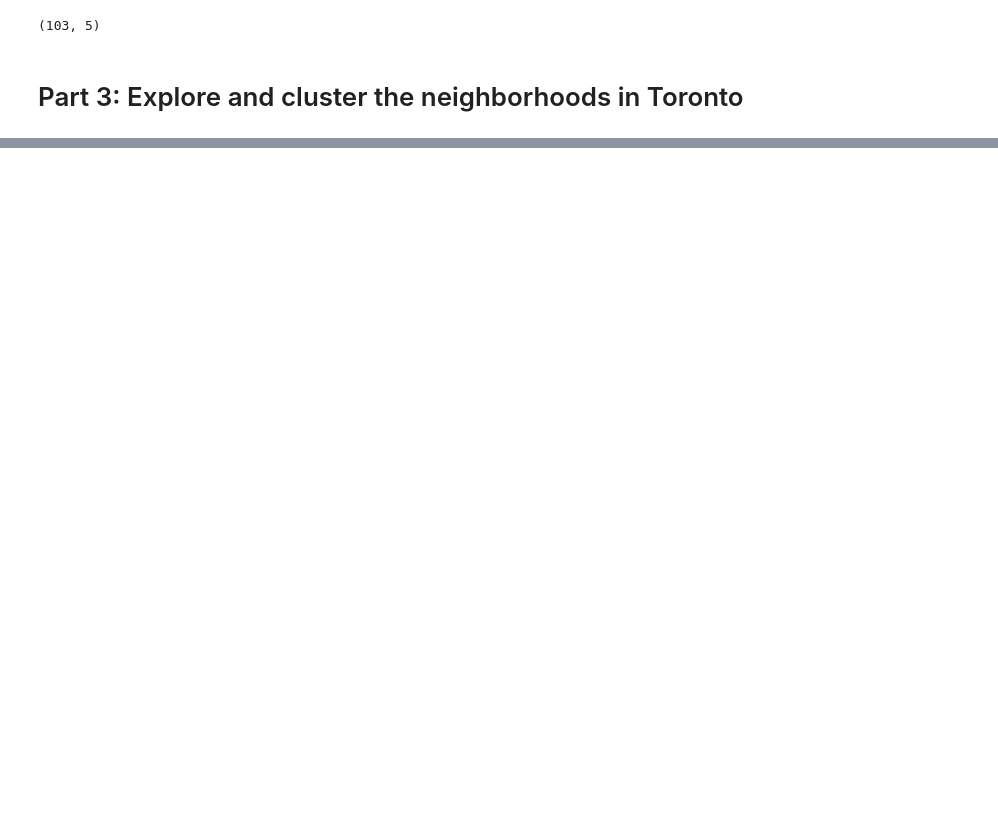
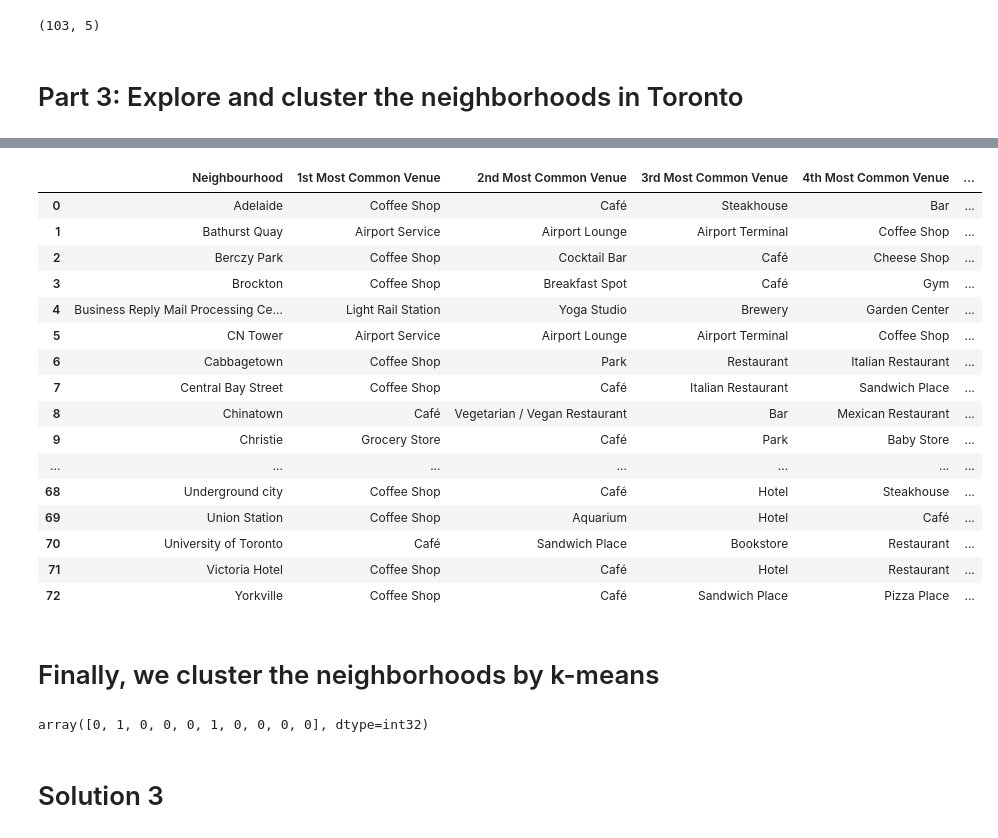
Before and after one commit to Pravin93-Murugesan/Applied-Data-Science-Specialization-IBM, a Jupyter notebook: Applied Data Science Capstone.ipynb, the cells around one changed output, grey strips where cells are left out. Saved outputs shown, nothing was run; the diff lists cells and outputs as text; code cells hidden in the pictures; blank space fills up the shorter version.

```diff
--- a/Applied Data Science Capstone.ipynb
+++ b/Applied Data Science Capstone.ipynb
@@ -142,0 +280,2 @@ toron_geodata.shape
+# %%
+results = requests.get(url).json()
@@ -142,0 +397,12 @@ toron_geodata.shape
+# %%
+# one hot encoding
+toronto_onehot = pd.get_dummies(toronto_venues[['Venue Category']], prefix="", prefix_sep="")
+
+# add neighborhood column back to dataframe
+toronto_onehot['Neighbourhood'] = toronto_venues['Neighbourhood']
+
+# move neighborhood column to the first column
+fixed_columns = [toronto_onehot.columns[-1]] + list(toronto_onehot.columns[:-1])
+toronto_onehot = toronto_onehot[fixed_columns]
+
+toronto_onehot.head()
@@ -142,0 +416,3 @@ toron_geodata.shape
+# %%
+toronto_grouped = toronto_onehot.groupby('Neighbourhood').mean().reset_index()
+toronto_grouped
@@ -142,0 +437,60 @@ toron_geodata.shape
+# %%
+def return_most_common_venues(row, num_top_venues):
+    row_categories = row.iloc[1:]
+    row_categories_sorted = row_categories.sort_values(ascending=False)
+
+    return row_categories_sorted.index.values[0:num_top_venues]
+# %%
+num_top_venues = 15
+
+indicators = ['st', 'nd', 'rd']
+
+# create columns according to number of top venues
+columns = ['Neighbourhood']
+for ind in np.arange(num_top_venues):
+    try:
+        columns.append('{}{} Most Common Venue'.format(ind+1, indicators[ind]))
+    except:
+        columns.append('{}th Most Common Venue'.format(ind+1))
+
+# create a new dataframe
+neighborhoods_venues_sorted = pd.DataFrame(columns=columns)
+neighborhoods_venues_sorted['Neighbourhood'] = toronto_grouped['Neighbourhood']
+
+for ind in np.arange(toronto_grouped.shape[0]):
+    neighborhoods_venues_sorted.iloc[ind, 1:] = return_most_common_venues(toronto_grouped.iloc[ind, :], num_top_venues)
+
+neighborhoods_venues_sorted.head(100)
+# %% [output]
+|  | Neighbourhood | 1st Most Common Venue | 2nd Most Common Venue | 3rd Most Common Venue | 4th Most Common Venue | ... |
+| 0 | Adelaide | Coffee Shop | Café | Steakhouse | Bar | ... |
+| 1 | Bathurst Quay | Airport Service | Airport Lounge | Airport Terminal | Coffee Shop | ... |
+| 2 | Berczy Park | Coffee Shop | Cocktail Bar | Café | Cheese Shop | ... |
+| 3 | Brockton | Coffee Shop | Breakfast Spot | Café | Gym | ... |
+| 4 | Business Reply Mail Processing Ce... | Light Rail Station | Yoga Studio | Brewery | Garden Center | ... |
+| 5 | CN Tower | Airport Service | Airport Lounge | Airport Terminal | Coffee Shop | ... |
+| 6 | Cabbagetown | Coffee Shop | Park | Restaurant | Italian Restaurant | ... |
+| 7 | Central Bay Street | Coffee Shop | Café | Italian Restaurant | Sandwich Place | ... |
+| 8 | Chinatown | Café | Vegetarian / Vegan Restaurant | Bar | Mexican Restaurant | ... |
+| 9 | Christie | Grocery Store | Café | Park | Baby Store | ... |
+| ... | ... | ... | ... | ... | ... | ... |
+| 68 | Underground city | Coffee Shop | Café | Hotel | Steakhouse | ... |
+| 69 | Union Station | Coffee Shop | Aquarium | Hotel | Café | ... |
+| 70 | University of Toronto | Café | Sandwich Place | Bookstore | Restaurant | ... |
+| 71 | Victoria Hotel | Coffee Shop | Café | Hotel | Restaurant | ... |
+| 72 | Yorkville | Coffee Shop | Café | Sandwich Place | Pizza Place | ... |
+# %% [markdown]
+# Finally, we cluster the neighborhoods by k-means
+# %%
+# set number of clusters
+kclusters = 5
+
+toronto_grouped_clustering = toronto_grouped.drop('Neighbourhood', 1)
+
+# run k-means clustering
+kmeans = KMeans(n_clusters=kclusters, random_state=0).fit(toronto_grouped_clustering)
+
+# check cluster labels generated for each row in the dataframe
+kmeans.labels_[0:10]
+# %% [output]
+array([0, 1, 0, 0, 0, 1, 0, 0, 0, 0], dtype=int32)
@@ -142,0 +505,2 @@ toron_geodata.shape
+# %% [markdown]
+# Solution 3
```
Also changed, not shown: parts of 29 cells of this notebook.
